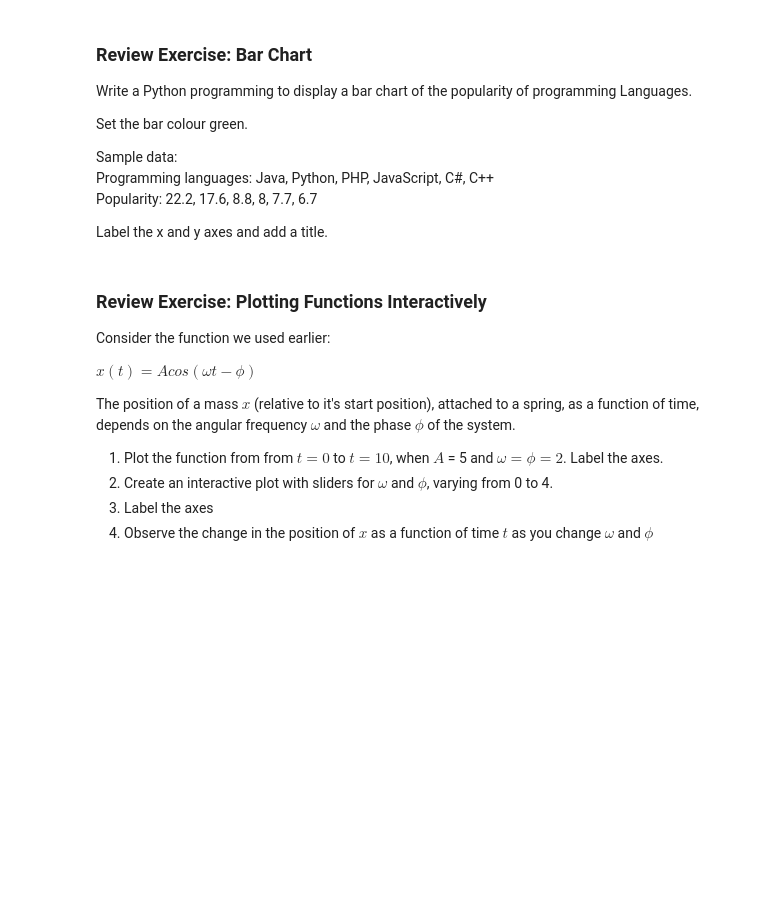
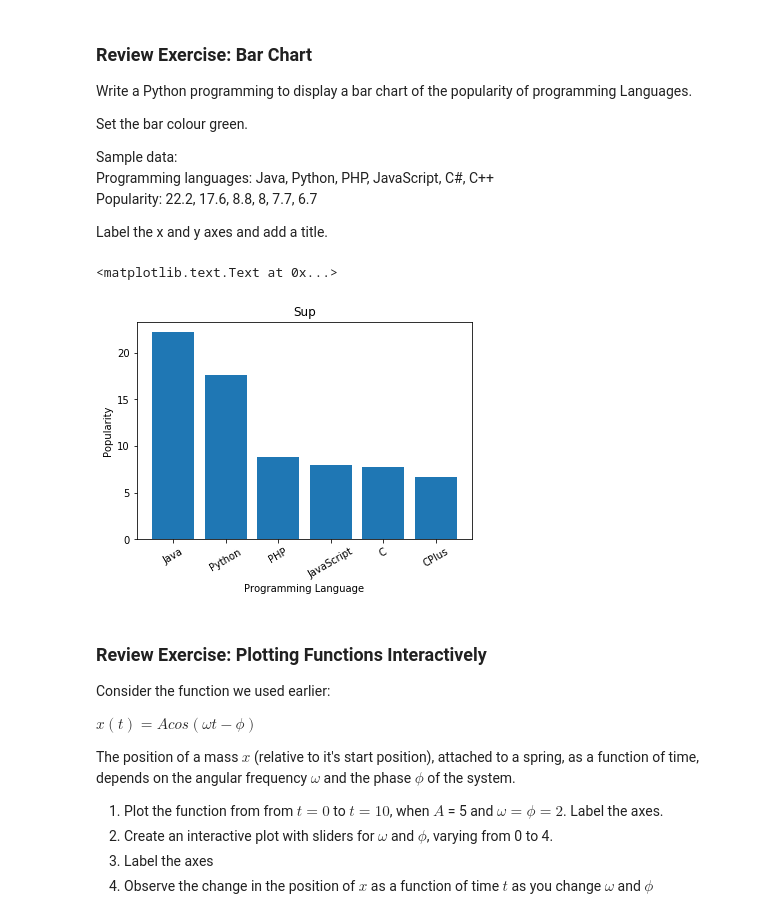
Before and after one commit to michaelnicht/python-class, a Jupyter notebook: 8_Plotting.ipynb, the cells around one changed output. Saved outputs shown, nothing was run; the diff lists cells and outputs as text; code cells hidden in the pictures; blank space fills up the shorter version.

```diff
--- a/8_Plotting.ipynb
+++ b/8_Plotting.ipynb
@@ -750,3 +747,18 @@ Label the x and y axes and add a title.
+# %%
+# Bar Chart
+
+
+Proglang=('Java','Python', 'PHP', 'JavaScript', 'C', 'CPlus')
+x_pos=np.arange(len(Proglang))
+Popularity=(22.2, 17.6, 8.8, 8.0, 7.7, 6.7)
+plt.bar(x_pos,Popularity)
+plt.xticks(x_pos, Proglang, rotation=30)
+plt.xlabel('Programming Language')
+plt.ylabel('Popularity')
+plt.title('Sup')
+# %% [output]
+<matplotlib.text.Text at 0x...>
+[figure, added]
 # %% [markdown]
 ### Review Exercise: Plotting Functions Interactively
 
```
Also changed, not shown: parts of 20 cells of this notebook, 5 other files.
